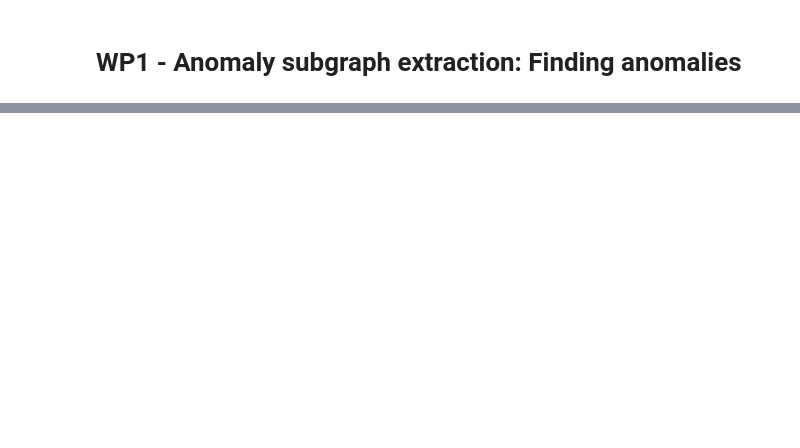
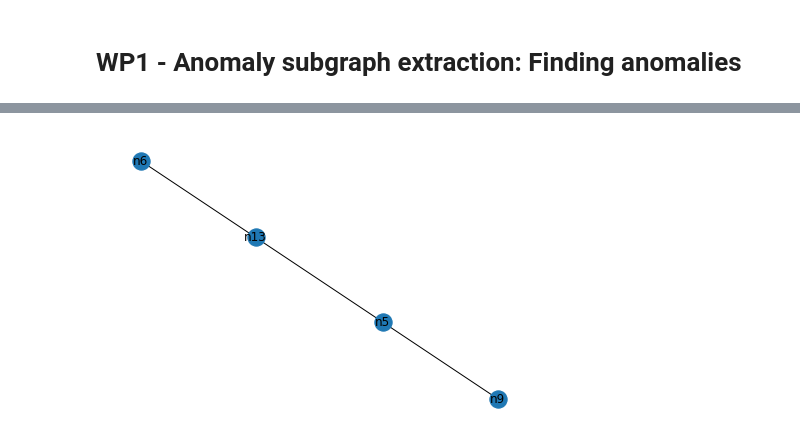
Before and after one commit to hpi-sam/Spatio-Temporal-Graphs, a Jupyter notebook: src/anomalies.ipynb, the cells around one changed output, grey strips where cells are left out. Cells and saved outputs as stored; diff of their text form; code cells hidden in the pictures; blank space fills up the shorter version.

```diff
--- a/src/anomalies.ipynb
+++ b/src/anomalies.ipynb
@@ -37,7 +29,8 @@ all_init_data = full_data[u_init_data]
 
 csv_nodes = full_data.columns.drop(['Date', 'Time', 'Unnamed: 0'])
 print("Node names from data csv: ", sorted(csv_nodes))
-graph_nodes = [node['id'] for node in graph.nodes.match().all()]
+# graph_nodes = [node['id'] for node in graph.nodes.match().all()]
+graph_nodes = [node[1]['id'] for node in graph.nodes.data()]
 print("Node names from graph: ", sorted(graph_nodes))
 print("Nodes in graph but not in data csv: ", sorted(set(graph_nodes) - set(csv_nodes)))
 print("Nodes in data csv but not in graph: ", sorted(set(csv_nodes) - set(graph_nodes)))
@@ -54,15 +47,19 @@ for column_name in csv_nodes:
         #s.plot(results) 	# plot
         alarms = results["alarms"]
         print(column_name, alarms)
-        node = graph.nodes.match(id=column_name).first()
+        #node = graph.nodes.match(id=column_name).first()
+        node = [n for n in graph.nodes.data() if n[1]["id"] == column_name][0]
         if len(alarms) > 0:
             print(node)
             print("had an anomaly")
             print(full_data.iloc[alarms[0]])
-            #node["anomaly"] = True
+            node[1]["anomaly"] = True
+            #print(all_data.iloc[alarms][['Date', 'Time']])
+            anomaly_timestamps = [" ".join(all_data.iloc[alarm][['Date', 'Time']]) for alarm in alarms]
+            node[1]["anomaly_timestamps"] = anomaly_timestamps
             #graph.push(node)
-        #else:
-            #node["anomaly"] = False
+        else:
+            node[1]["anomaly"] = False
             # graph.push(node)
     except Exception:
             print(traceback.format_exc())
@@ -319,0 +98,54 @@ had an anomaly
+# %%
+MAXLAG = 2
+DATETIME_FORMAT = "%m/%d/%Y %H:%M"
+
+def propagation_timestamp_next_node(current_node, neighbor, nodes_to_visit):
+    if neighbor in nodes_to_visit:
+        return None
+    print(graph.nodes[neighbor])
+    neighbor_data = graph.nodes[neighbor]
+    if not neighbor_data.get("anomaly"):
+        return None
+    current_timestamp = G.nodes[current_node]["propagation_timestamp"]
+    current_timestamp = datetime.strptime(current_timestamp, DATETIME_FORMAT)
+    neighbor_anomaly_timestamps = np.array([datetime.strptime(timestamp, DATETIME_FORMAT) for timestamp in neighbor_data["anomaly_timestamps"]])
+    max_propagation_timestamp = None
+
+    time_diff = neighbor_anomaly_timestamps - current_timestamp
+    propagation_timestamps = neighbor_anomaly_timestamps[np.logical_and((timedelta(minutes=0) <= time_diff), (time_diff <= timedelta(minutes=MAXLAG)))]
+    if not len(propagation_timestamps):
+        return None
+    max_propagation_timestamp = datetime.strftime(np.max(propagation_timestamps), DATETIME_FORMAT)
+    return max_propagation_timestamp
+
+
+
+
+G=nx.Graph()
+G.add_node(frontend_node[0], propagation_timestamp='3/2/2022 13:22')
+nodes_to_visit = [frontend_node[0]]
+for node in nodes_to_visit:
+    #current_timestamp =
+    #print(node)
+    potential_next_nodes = []
+    print("Next node")
+    for n in list(graph.neighbors(node)):
+        propagation_timestamp = propagation_timestamp_next_node(node, n, nodes_to_visit)
+        if propagation_timestamp is not None:
+            potential_next_nodes.append((n, propagation_timestamp))
+
+    if len(potential_next_nodes) > 0:
+        if np.random.choice([0, 1]):
+            # bfs way
+            next_nodes = potential_next_nodes
+        else:
+            # dfs way
+            next_nodes = [potential_next_nodes[np.random.choice(len(potential_next_nodes))]]
+
+        nodes_to_visit += [n for n, timestamp in next_nodes]
+        for next_node, p_timestamp in next_nodes:
+            G.add_node(next_node, propagation_timestamp=p_timestamp)
+            G.add_edge(node, next_node, propagation_timestamp=p_timestamp)
+        print(next_nodes)
+nx.draw(G, with_labels=True)
+# %% [output]
@@ -319,0 +167 @@ had an anomaly
+[figure, added]
```
Also changed, not shown: parts of 19 cells of this notebook, 1 other file.
